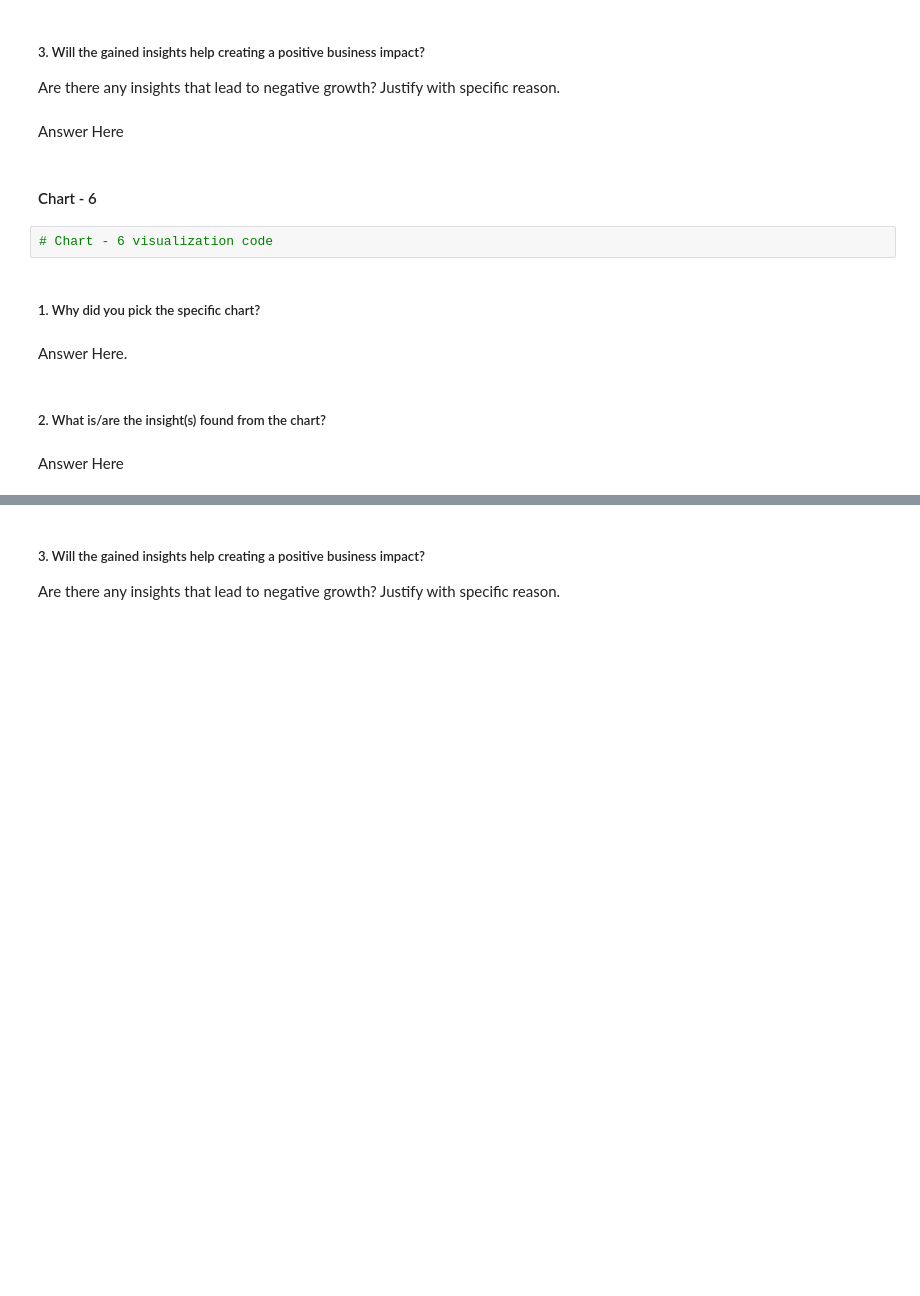
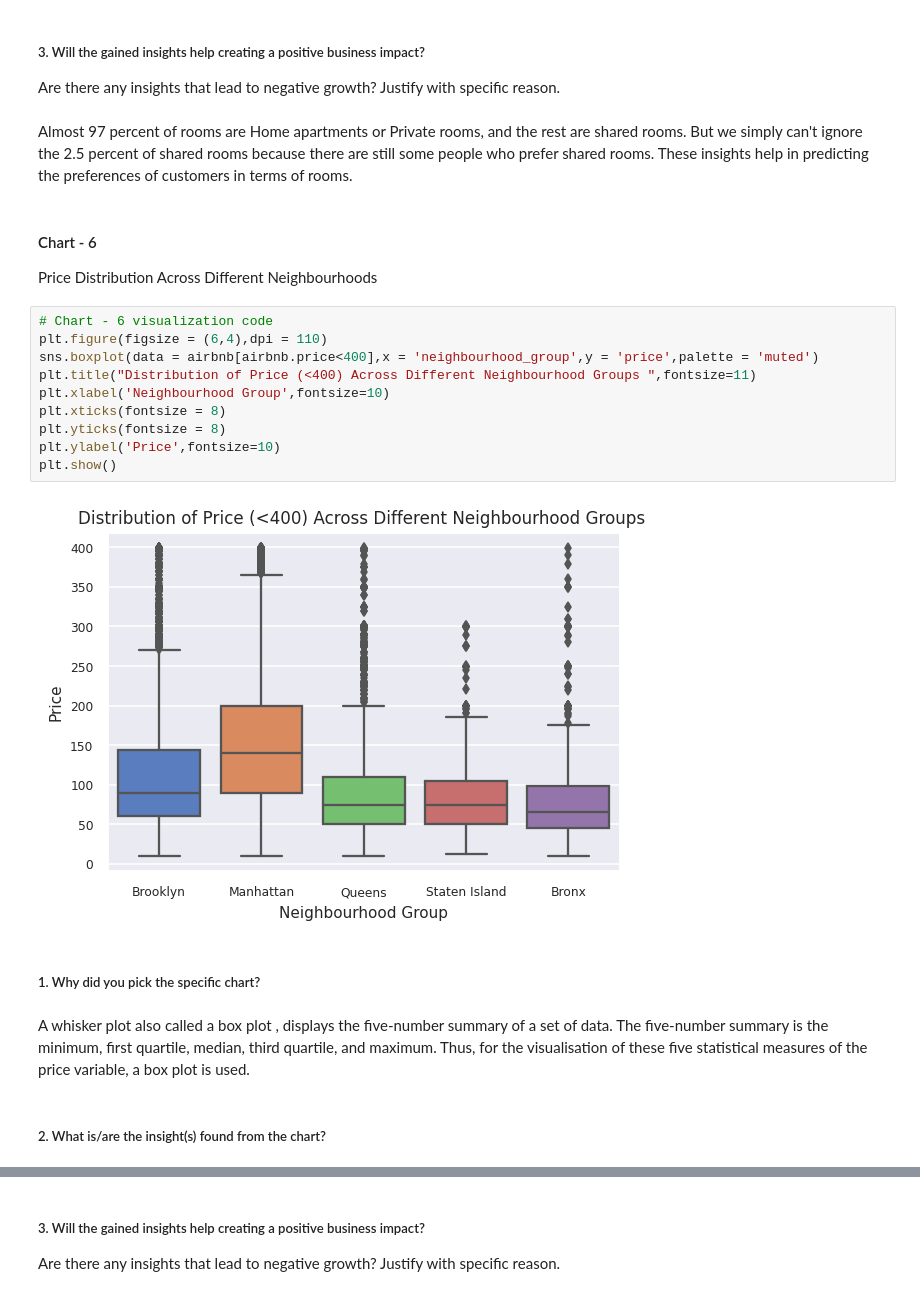
Before and after one commit to abhijain1216/Airbnb-Bookings-Analysis-EDA, a Jupyter notebook: Airbnb_Bookings_Analysis_EDA.ipynb, the cells around one changed output, grey strips where cells are left out. Saved outputs shown, nothing was run; the diff lists cells and outputs as text; blank space fills up the shorter version.

```diff
--- a/Airbnb_Bookings_Analysis_EDA.ipynb
+++ b/Airbnb_Bookings_Analysis_EDA.ipynb
@@ -480,17 +572,27 @@ Answer Here
 # %% [markdown]
 ##### 3. Will the gained insights help creating a positive business impact?
 Are there any insights that lead to negative growth? Justify with specific reason.
-# %% [markdown]
-Answer Here
+# %% [markdown]
+Almost 97 percent of rooms are Home apartments or Private rooms, and the rest are shared rooms. But we simply can't ignore the 2.5 percent of shared rooms because there are still some people who prefer shared rooms. These insights help in predicting the preferences of customers in terms of rooms.
 # %% [markdown]
 #### Chart - 6
+
+Price Distribution Across Different Neighbourhoods
-# %%
-# Chart - 6 visualization code
+# %%
+# Chart - 6 visualization code
+plt.figure(figsize = (6,4),dpi = 110)
+sns.boxplot(data = airbnb[airbnb.price<400],x = 'neighbourhood_group',y = 'price',palette = 'muted')
+plt.title("Distribution of Price (<400) Across Different Neighbourhood Groups ",fontsize=11)
+plt.xlabel('Neighbourhood Group',fontsize=10)
+plt.xticks(fontsize = 8)
+plt.yticks(fontsize = 8)
+plt.ylabel('Price',fontsize=10)
+plt.show()
+# %% [output]
+[figure, added]
 # %% [markdown]
 ##### 1. Why did you pick the specific chart?
-# %% [markdown]
-Answer Here.
+# %% [markdown]
+A whisker plot also called a box plot , displays the five-number summary of a set of data. The five-number summary is the minimum, first quartile, median, third quartile, and maximum. Thus, for the visualisation of these five statistical measures of the price variable, a box plot is used.
 # %% [markdown]
 ##### 2. What is/are the insight(s) found from the chart?
-# %% [markdown]
-Answer Here
```
Also changed, not shown: parts of 53 cells of this notebook.
